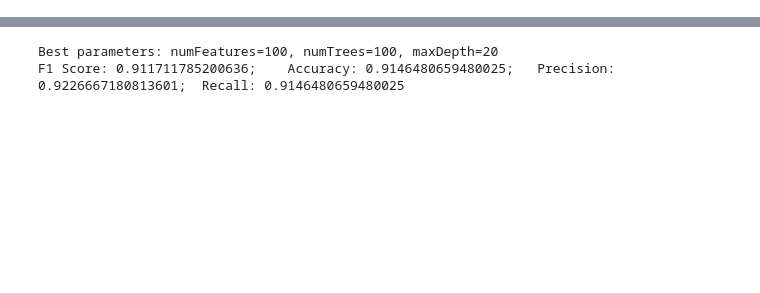
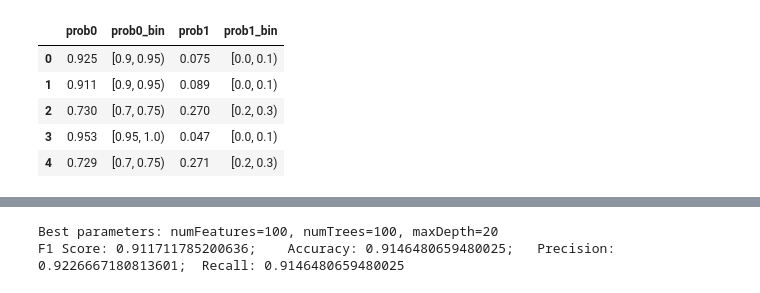
Before and after one commit to Rozyawastaken/mmds, a Jupyter notebook: bot_classifier.ipynb, the cells around one changed output, grey strips where cells are left out. Drawn from its saved outputs; the diff is of its cells as text; code cells hidden in the pictures; blank space fills up the shorter version.

```diff
--- a/bot_classifier.ipynb
+++ b/bot_classifier.ipynb
@@ -157,0 +254,13 @@ only showing top 20 rows
+# %%
+best_result = results_df.orderBy(F.desc("f1_score")).first()
+bestNumFeatures, bestNumTrees, bestMaxDepth = best_result.numFeatures, best_result.numTrees, best_result.maxDepth
+# %%
+best_model, best_preds_df, _ = fit_predict(train_df, test_df, bestNumFeatures, bestNumTrees, bestMaxDepth, evaluate=False)
+# %%
+from pyspark.ml.functions import vector_to_array
+best_preds_df = best_preds_df.select(
+    "user", "bot", "prediction",
+    F.round(vector_to_array(F.col("probability"))[0], 3).alias(f"prob0"),
+    F.round(vector_to_array(F.col("probability"))[1], 3).alias(f"prob1"),
+)
+best_preds_df.show(5, truncate=False)
@@ -157,0 +315,5 @@ only showing top 20 rows
+# %%
+from sklearn.metrics import classification_report
+
+best_preds_pd_df = best_preds_df.toPandas()
+print(classification_report(best_preds_pd_df["bot"].values, (best_preds_pd_df["prediction"].values >= 0.9).astype(int)))
@@ -157,0 +428,12 @@ only showing top 20 rows
+# %%
+bins = [0, 0.1, 0.2, 0.3, 0.4, 0.5, 0.55, 0.6, 0.65, 0.7, 0.75, 0.8, 0.85, 0.9, 0.95, 1]
+best_preds_pd_df['prob0_bin'] = pd.cut(best_preds_pd_df['prob0'], bins=bins, right=False).astype(str)
+best_preds_pd_df['prob1_bin'] = pd.cut(best_preds_pd_df['prob1'], bins=bins, right=False).astype(str)
+best_preds_pd_df.head()[["prob0", "prob0_bin", "prob1", "prob1_bin"]]
+# %% [output]
+|  | prob0 | prob0_bin | prob1 | prob1_bin |
+| 0 | 0.925 | [0.9, 0.95) | 0.075 | [0.0, 0.1) |
+| 1 | 0.911 | [0.9, 0.95) | 0.089 | [0.0, 0.1) |
+| 2 | 0.730 | [0.7, 0.75) | 0.270 | [0.2, 0.3) |
+| 3 | 0.953 | [0.95, 1.0) | 0.047 | [0.0, 0.1) |
+| 4 | 0.729 | [0.7, 0.75) | 0.271 | [0.2, 0.3) |
```
Also changed, not shown: parts of 32 cells of this notebook.
